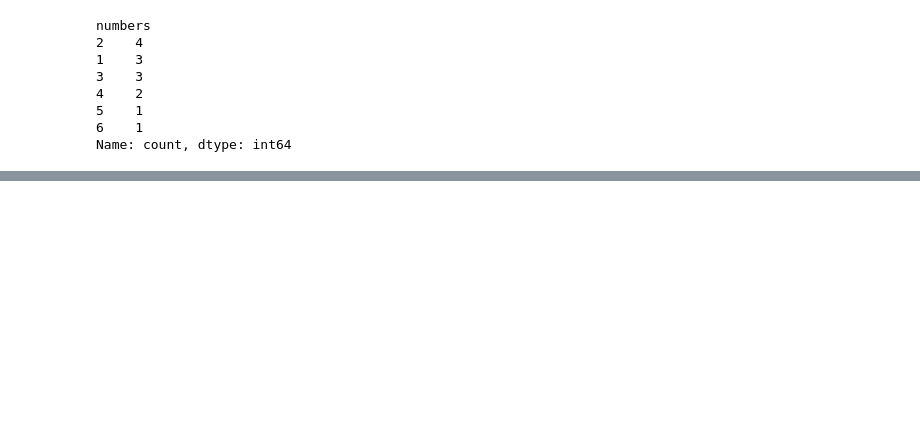
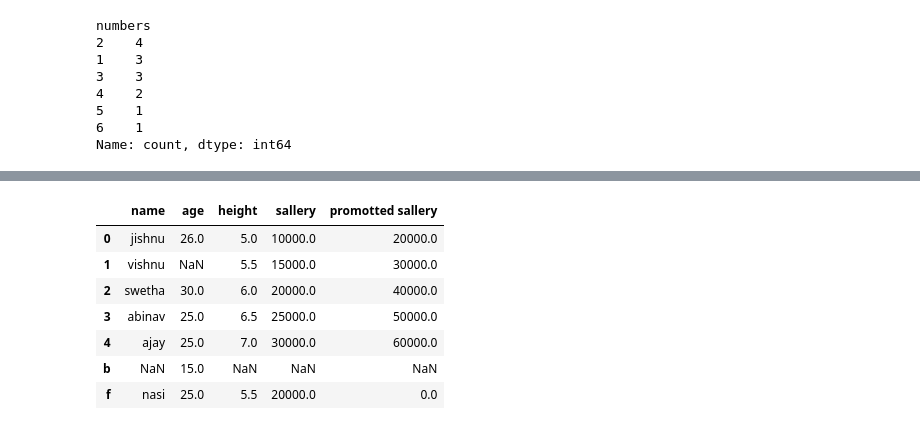
Before and after one commit to Jishnu-12/Data-analytics, a Jupyter notebook: pandas.ipynb, the cells around one changed output, grey strips where cells are left out. Saved outputs shown, nothing was run; the diff lists cells and outputs as text; code cells hidden in the pictures; blank space fills up the shorter version.

```diff
--- a/pandas.ipynb
+++ b/pandas.ipynb
@@ -425,0 +449,5 @@ df.fillna(0)
+# %%
+df.loc['b','age'] = 15
+df
+df.iloc[4,1] = 25
+df
@@ -425,0 +493,12 @@ df.fillna(0)
+# %%
+df.loc['f'] = ['nasi',25,5.5,20000,0]
+df
+# %% [output]
+|  | name | age | height | sallery | promotted sallery |
+| 0 | jishnu | 26.0 | 5.0 | 10000.0 | 20000.0 |
+| 1 | vishnu | NaN | 5.5 | 15000.0 | 30000.0 |
+| 2 | swetha | 30.0 | 6.0 | 20000.0 | 40000.0 |
+| 3 | abinav | 25.0 | 6.5 | 25000.0 | 50000.0 |
+| 4 | ajay | 25.0 | 7.0 | 30000.0 | 60000.0 |
+| b | NaN | 15.0 | NaN | NaN | NaN |
+| f | nasi | 25.0 | 5.5 | 20000.0 | 0.0 |
```
Also changed, not shown: parts of 24 cells of this notebook.
